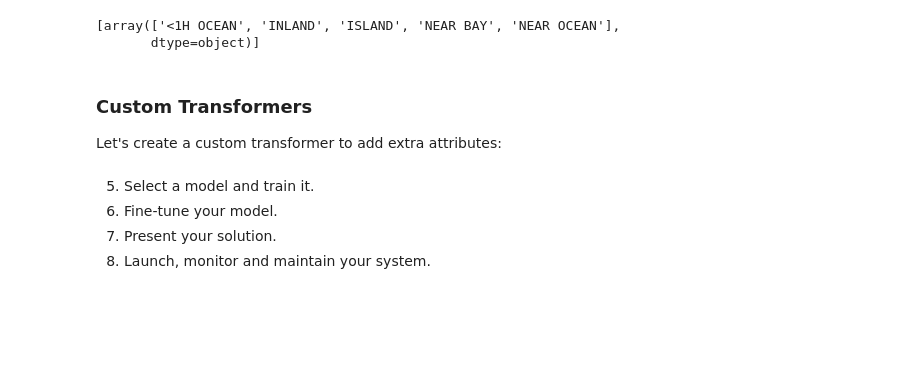
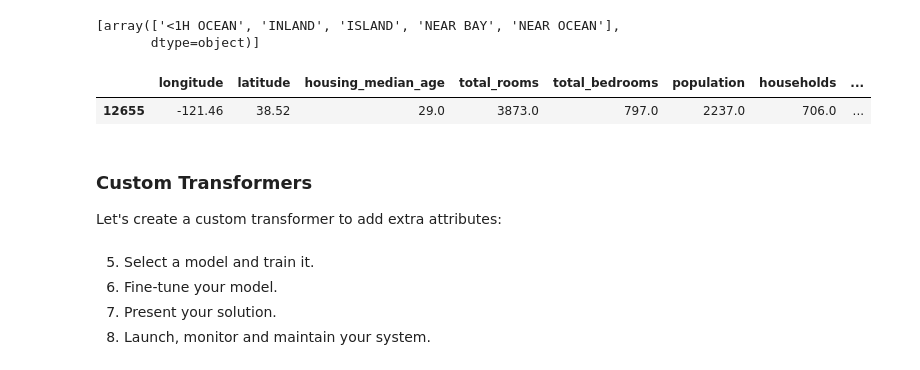
Before and after one commit to lawalsegun2025/hands_on_ml2, a Jupyter notebook: notebooks/02_end_to_end_machine_learning_project.ipynb, the cells around one changed output. Saved outputs shown, nothing was run; the diff lists cells and outputs as text; code cells hidden in the pictures; blank space fills up the shorter version.

Commit message:
custom transformer

```diff
--- a/notebooks/02_end_to_end_machine_learning_project.ipynb
+++ b/notebooks/02_end_to_end_machine_learning_project.ipynb
@@ -639,7 +639,8 @@ cat_encoder.categories_
 # %% [output]
 [array(['<1H OCEAN', 'INLAND', 'ISLAND', 'NEAR BAY', 'NEAR OCEAN'],
        dtype=object)]
-# %% [markdown]
-### Custom Transformers
-
-Let's create a custom transformer to add extra attributes:
+# %%
+housing_tr.head(1)
+# %% [output]
+|  | longitude | latitude | housing_median_age | total_rooms | total_bedrooms | population | households | ... |
+| 12655 | -121.46 | 38.52 | 29.0 | 3873.0 | 797.0 | 2237.0 | 706.0 | ... |
@@ -645,0 +651,4 @@ Let's create a custom transformer to add extra attributes:
+# %% [markdown]
+### Custom Transformers
+
+Let's create a custom transformer to add extra attributes:
```
Also changed, not shown: parts of 2 cells of this notebook.
